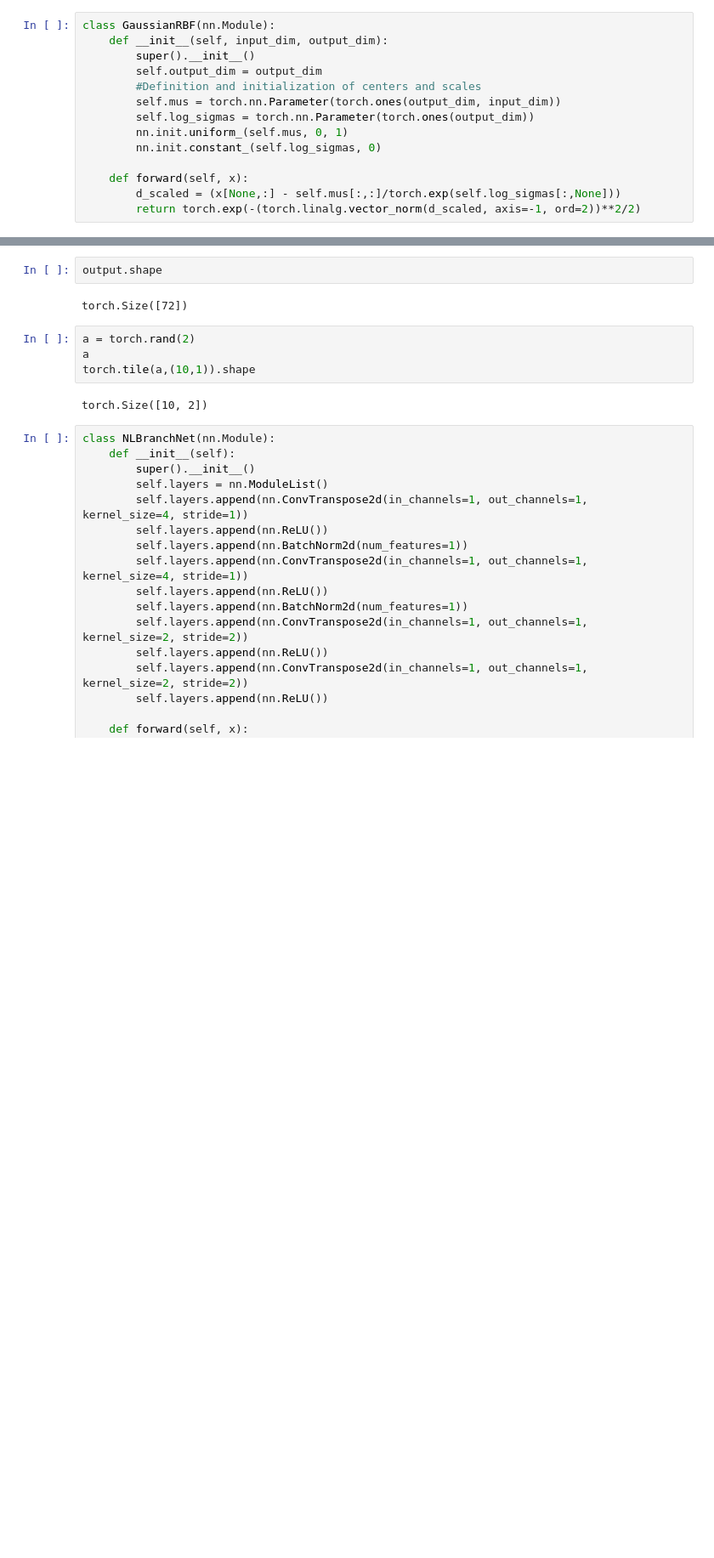
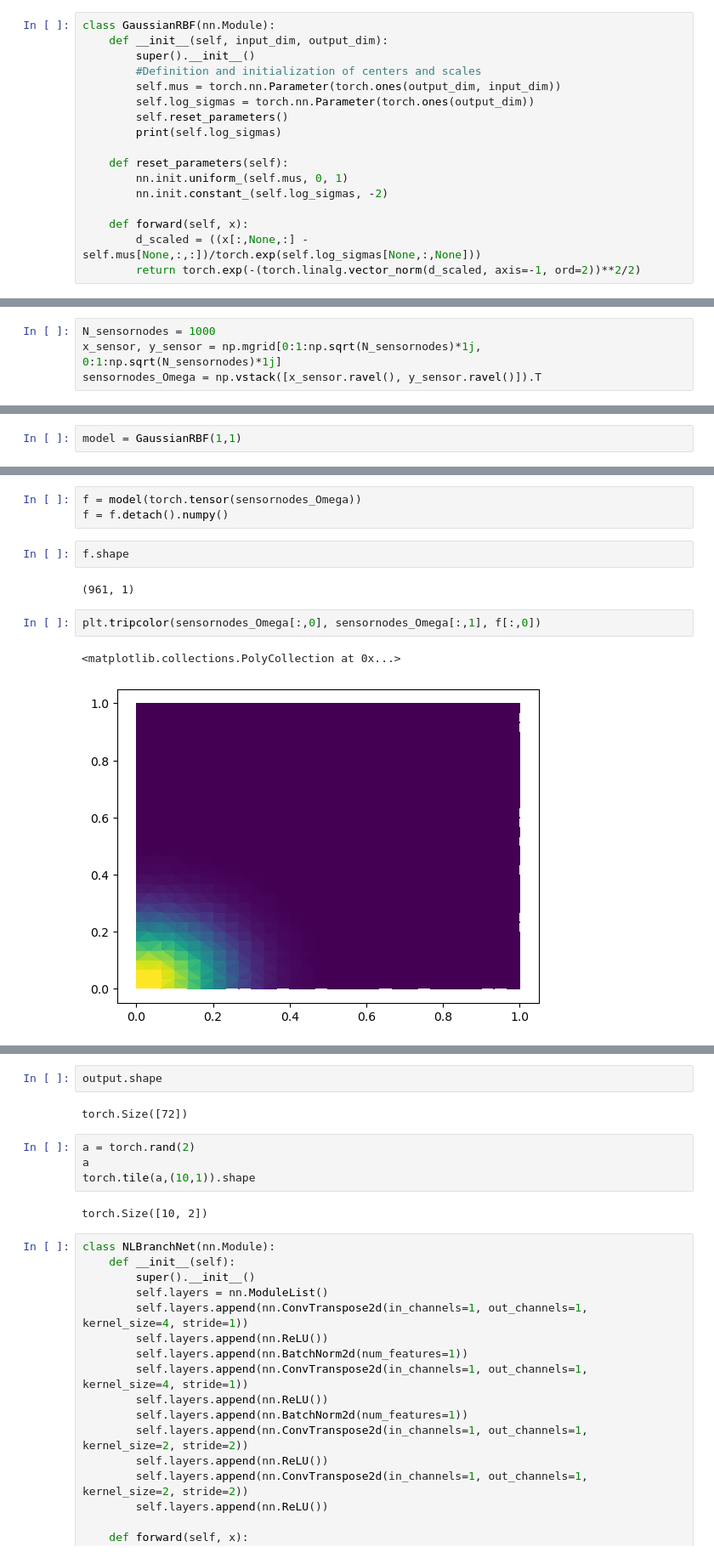
Before and after one commit to JoostHMPrins/ngo, a Jupyter notebook: developnotebooks/VarMiON.ipynb, the cells around one changed output, grey strips where cells are left out. Shown at 85% size. Drawn from its saved outputs; the diff is of its cells as text; blank space fills up the shorter version.

```diff
--- a/developnotebooks/VarMiON.ipynb
+++ b/developnotebooks/VarMiON.ipynb
@@ -7,13 +9,16 @@ import pytorch_lightning as pl
 class GaussianRBF(nn.Module):
     def __init__(self, input_dim, output_dim):
         super().__init__()
-        self.output_dim = output_dim
         #Definition and initialization of centers and scales
         self.mus = torch.nn.Parameter(torch.ones(output_dim, input_dim))
         self.log_sigmas = torch.nn.Parameter(torch.ones(output_dim))
+        self.reset_parameters()
+        print(self.log_sigmas)
+
+    def reset_parameters(self):
         nn.init.uniform_(self.mus, 0, 1)
-        nn.init.constant_(self.log_sigmas, 0)
+        nn.init.constant_(self.log_sigmas, -2)
 
     def forward(self, x):
-        d_scaled = (x[None,:] - self.mus[:,:]/torch.exp(self.log_sigmas[:,None]))
+        d_scaled = ((x[:,None,:] - self.mus[None,:,:])/torch.exp(self.log_sigmas[None,:,None]))
         return torch.exp(-(torch.linalg.vector_norm(d_scaled, axis=-1, ord=2))**2/2)
@@ -21,0 +25,4 @@ model = GaussianRBF(2,72)
+# %%
+N_sensornodes = 1000
+x_sensor, y_sensor = np.mgrid[0:1:np.sqrt(N_sensornodes)*1j, 0:1:np.sqrt(N_sensornodes)*1j]
+sensornodes_Omega = np.vstack([x_sensor.ravel(), y_sensor.ravel()]).T
@@ -21,0 +33,2 @@ model = GaussianRBF(2,72)
+# %%
+model = GaussianRBF(1,1)
@@ -21,0 +38,12 @@ model = GaussianRBF(2,72)
+# %%
+f = model(torch.tensor(sensornodes_Omega))
+f = f.detach().numpy()
+# %%
+f.shape
+# %% [output]
+(961, 1)
+# %%
+plt.tripcolor(sensornodes_Omega[:,0], sensornodes_Omega[:,1], f[:,0])
+# %% [output]
+<matplotlib.collections.PolyCollection at 0x...>
+[figure, added]
```
Also changed, not shown: parts of 10 cells of this notebook.
